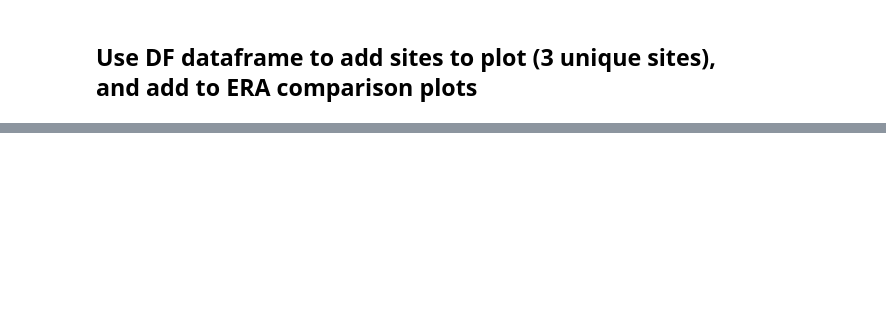
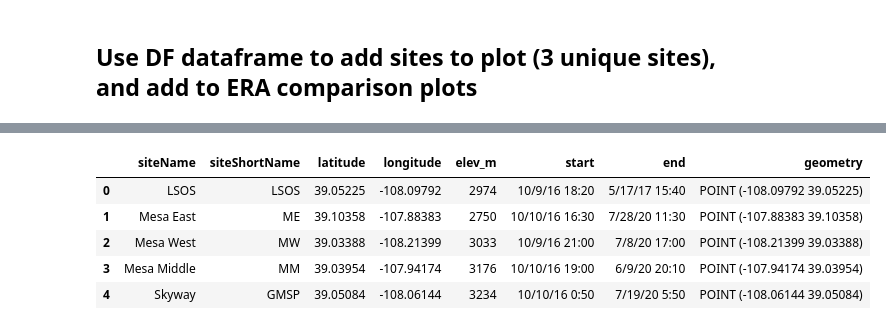
Before and after one commit to snowex-hackweek/hot-pow, a Jupyter notebook: contributors/Jeremy_Johnston/MetSite_ClipExtract.ipynb, the cells around one changed output, grey strips where cells are left out. Saved outputs shown, nothing was run; the diff lists cells and outputs as text; code cells hidden in the pictures; blank space fills up the shorter version.

```diff
--- a/contributors/Jeremy_Johnston/MetSite_ClipExtract.ipynb
+++ b/contributors/Jeremy_Johnston/MetSite_ClipExtract.ipynb
@@ -98,0 +208,13 @@ plt.show()
+# %%
+#convert met site data to a geodataframe for plotting with DEM basemap
+met_sites = pd.read_csv('./MesaMetSites.csv')
+#met_sites['geometry'] = [Point(row['longitude'], row['latitude']) for row in met_sites]
+met_sites_gdf = gpd.GeoDataFrame(met_sites, geometry=gpd.points_from_xy(met_sites.longitude, met_sites.latitude))
+met_sites_gdf.head()
+# %% [output]
+|  | siteName | siteShortName | latitude | longitude | elev_m | start | end | geometry |
+| 0 | LSOS | LSOS | 39.05225 | -108.09792 | 2974 | 10/9/16 18:20 | 5/17/17 15:40 | POINT (-108.09792 39.05225) |
+| 1 | Mesa East | ME | 39.10358 | -107.88383 | 2750 | 10/10/16 16:30 | 7/28/20 11:30 | POINT (-107.88383 39.10358) |
+| 2 | Mesa West | MW | 39.03388 | -108.21399 | 3033 | 10/9/16 21:00 | 7/8/20 17:00 | POINT (-108.21399 39.03388) |
+| 3 | Mesa Middle | MM | 39.03954 | -107.94174 | 3176 | 10/10/16 19:00 | 6/9/20 20:10 | POINT (-107.94174 39.03954) |
+| 4 | Skyway | GMSP | 39.05084 | -108.06144 | 3234 | 10/10/16 0:50 | 7/19/20 5:50 | POINT (-108.06144 39.05084) |
```
Also changed, not shown: parts of 20 cells of this notebook.
